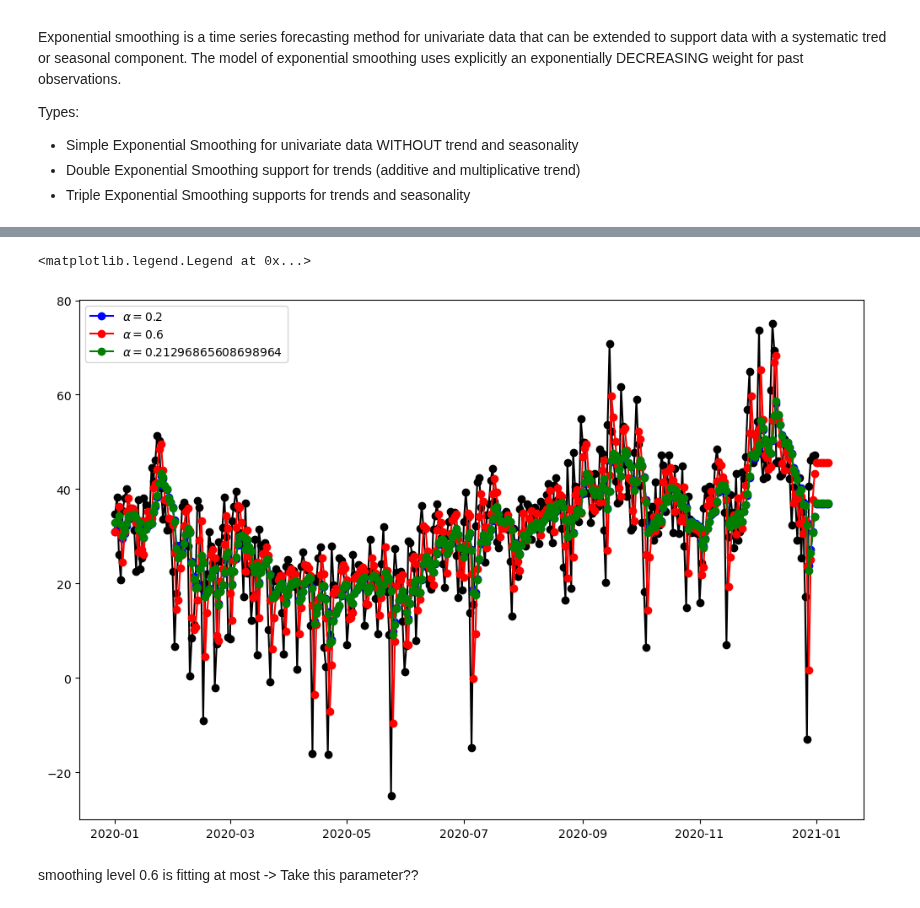
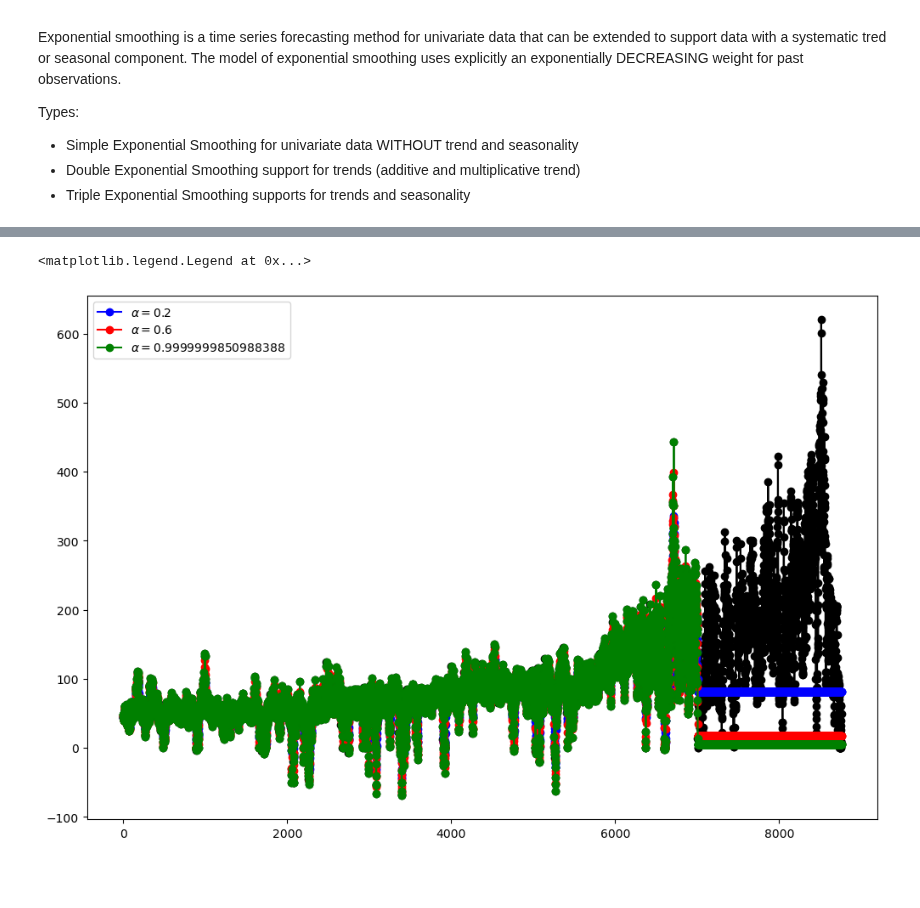
Before and after one commit to M-123-456/team-6-energy-costs, a Jupyter notebook: analysis/time_series_analysis/exponential_smoothing/exponential_smoothing.ipynb, the cells around one changed output, grey strips where cells are left out. Saved outputs shown, nothing was run; the diff lists cells and outputs as text; code cells hidden in the pictures; blank space fills up the shorter version.

```diff
--- a/analysis/time_series_analysis/exponential_smoothing/exponential_smoothing.ipynb
+++ b/analysis/time_series_analysis/exponential_smoothing/exponential_smoothing.ipynb
@@ -10,5 +10,6 @@ from statsmodels.tsa.holtwinters import SimpleExpSmoothing
 # %%
-df_energy_2020 = pd.read_csv('../../../data/prepared/df_energy_2020.csv')
+df = pd.read_csv('../../../data/prepared/df_energy_climate_2021.csv')
+df['datetime'] = pd.to_datetime(df['datetime'])
 # %% [markdown]
 ## Exponential Smoothing
 Exponential smoothing is a time series forecasting method for univariate data that can be extended to support data with a systematic tred or seasonal component.
@@ -32,3 +25,6 @@ sr_exp_smoothing_2020 = sr_exp_smoothing_2020.resample(rule='D').mean()
+# %%
+series = df['energy_price']
+train, val = series[:-1752], series[-1752:]
 # %%
 # set figure size
 rcParams['figure.figsize'] = 8,6
@@ -40,27 +36,25 @@ sr_exp_smoothing_2020.plot()
 # %%
-fit1 = SimpleExpSmoothing(sr_exp_smoothing_2020, initialization_method='heuristic').fit(smoothing_level=0.2, optimized=False)
-fcast1 = fit1.forecast(7).rename(r'$\alpha=0.2$')
+fit1 = SimpleExpSmoothing(train, initialization_method='heuristic').fit(smoothing_level=0.2, optimized=False)
+fcast1 = fit1.forecast(1752).rename(r'$\alpha=0.2$')
 
-fit2 = SimpleExpSmoothing(sr_exp_smoothing_2020, initialization_method='heuristic').fit(smoothing_level=0.6, optimized=False)
-fcast2 = fit2.forecast(7).rename(r'$\alpha=0.6$')
+fit2 = SimpleExpSmoothing(train, initialization_method='heuristic').fit(smoothing_level=0.6, optimized=False)
+fcast2 = fit2.forecast(1752).rename(r'$\alpha=0.6$')
 
 
-fit3 = SimpleExpSmoothing(sr_exp_smoothing_2020, initialization_method='estimated').fit()
-fcast3 = fit3.forecast(7).rename(r'$\alpha=%s$' % fit3.model.params['smoothing_level'])
+fit3 = SimpleExpSmoothing(train, initialization_method='estimated').fit()
+fcast3 = fit3.forecast(1752).rename(r'$\alpha=%s$' % fit3.model.params['smoothing_level'])
 
 # smoothing_level(alpha): the smoothing coefficient for the level. This parameter controls the rate at which the influence of the observations at prior time steps decay exponentially. Alpha is often set to a value between 0 and 1
 # %%
 plt.figure(figsize=(12, 8))
-plt.plot(sr_exp_smoothing_2020, marker='o', color='black')
+plt.plot(series, marker='o', color='black')
 plt.plot(fit1.fittedvalues, marker='o', color='blue')
 (line1, ) = plt.plot(fcast1, marker='o', color='blue')
 plt.plot(fit2.fittedvalues, marker='o', color='red')
 (line2, ) = plt.plot(fcast2, marker='o', color='red')
 plt.plot(fit3.fittedvalues, marker='o', color='green')
 (line3, ) = plt.plot(fcast3, marker='o', color='green')
 plt.legend([line1, line2, line3], [fcast1.name, fcast2.name, fcast3.name])
 # %% [output]
 <matplotlib.legend.Legend at 0x...>
-[figure, old version]
+[figure, new version]
-# %% [markdown]
-smoothing level 0.6 is fitting at most -> Take this parameter??
```
Also changed, not shown: parts of 5 cells of this notebook, 11 other files.
